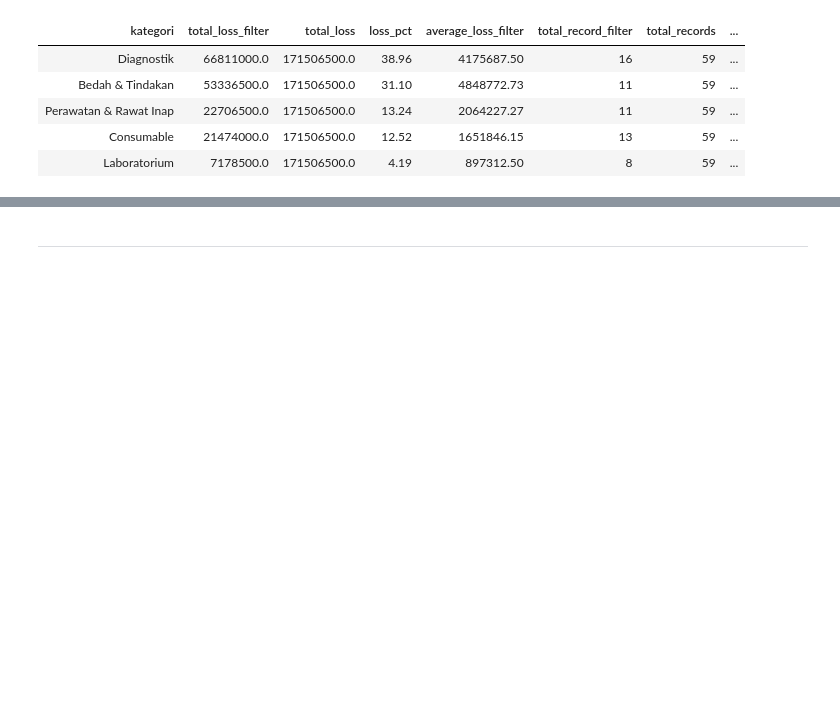
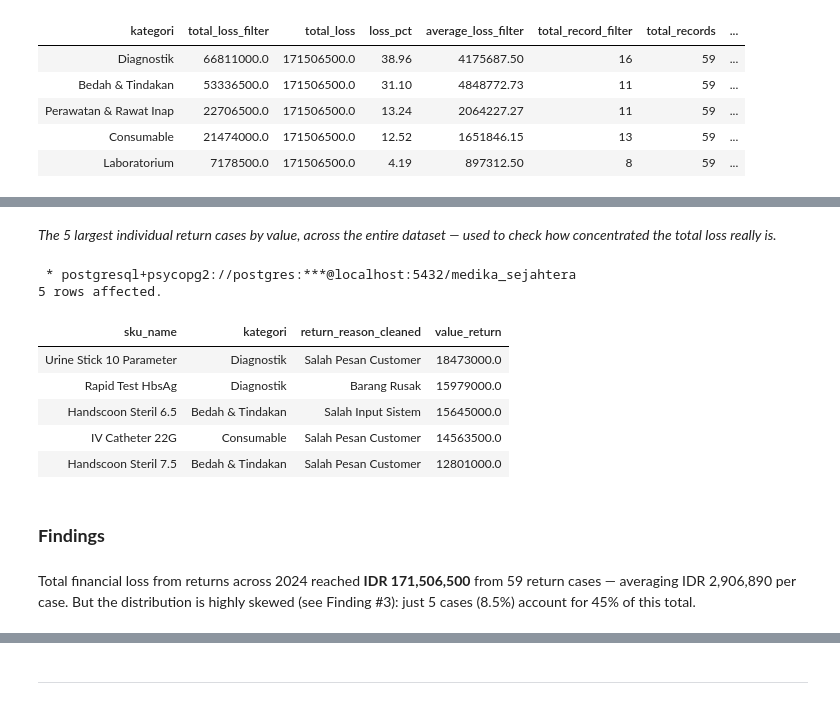
Before and after one commit to Rpfitrah/return-analysis-medika-sejahtera, a Jupyter notebook: Notebook/EDA.ipynb, the cells around one changed output, grey strips where cells are left out. Saved outputs shown, nothing was run; the diff lists cells and outputs as text; code cells hidden in the pictures; blank space fills up the shorter version.

```diff
--- a/Notebook/EDA.ipynb
+++ b/Notebook/EDA.ipynb
@@ -1011,0 +834,28 @@ As with the frequency analysis (Section 1), cross-dimension exploration within t
+# %% [markdown]
+*The 5 largest individual return cases by value, across the entire dataset — used to check how concentrated the total loss really is.*
+# %%
+%%sql
+
+SELECT
+    sku_name,
+    kategori,
+    return_reason_cleaned,
+    value_return
+FROM
+    return_cleaned
+ORDER BY
+    value_return DESC
+LIMIT 5
+# %% [output]
+ * postgresql+psycopg2://postgres:***@localhost:5432/medika_sejahtera
+5 rows affected.
+| sku_name | kategori | return_reason_cleaned | value_return |
+| Urine Stick 10 Parameter | Diagnostik | Salah Pesan Customer | 18473000.0 |
+| Rapid Test HbsAg | Diagnostik | Barang Rusak | 15979000.0 |
+| Handscoon Steril 6.5 | Bedah & Tindakan | Salah Input Sistem | 15645000.0 |
+| IV Catheter 22G | Consumable | Salah Pesan Customer | 14563500.0 |
+| Handscoon Steril 7.5 | Bedah & Tindakan | Salah Pesan Customer | 12801000.0 |
+# %% [markdown]
+### **Findings**
+# %% [markdown]
+Total financial loss from returns across 2024 reached **IDR 171,506,500** from 59 return cases — averaging IDR 2,906,890 per case. But the distribution is highly skewed (see Finding #3): just 5 cases (8.5%) account for 45% of this total.
```
Also changed, not shown: parts of 24 cells of this notebook.
